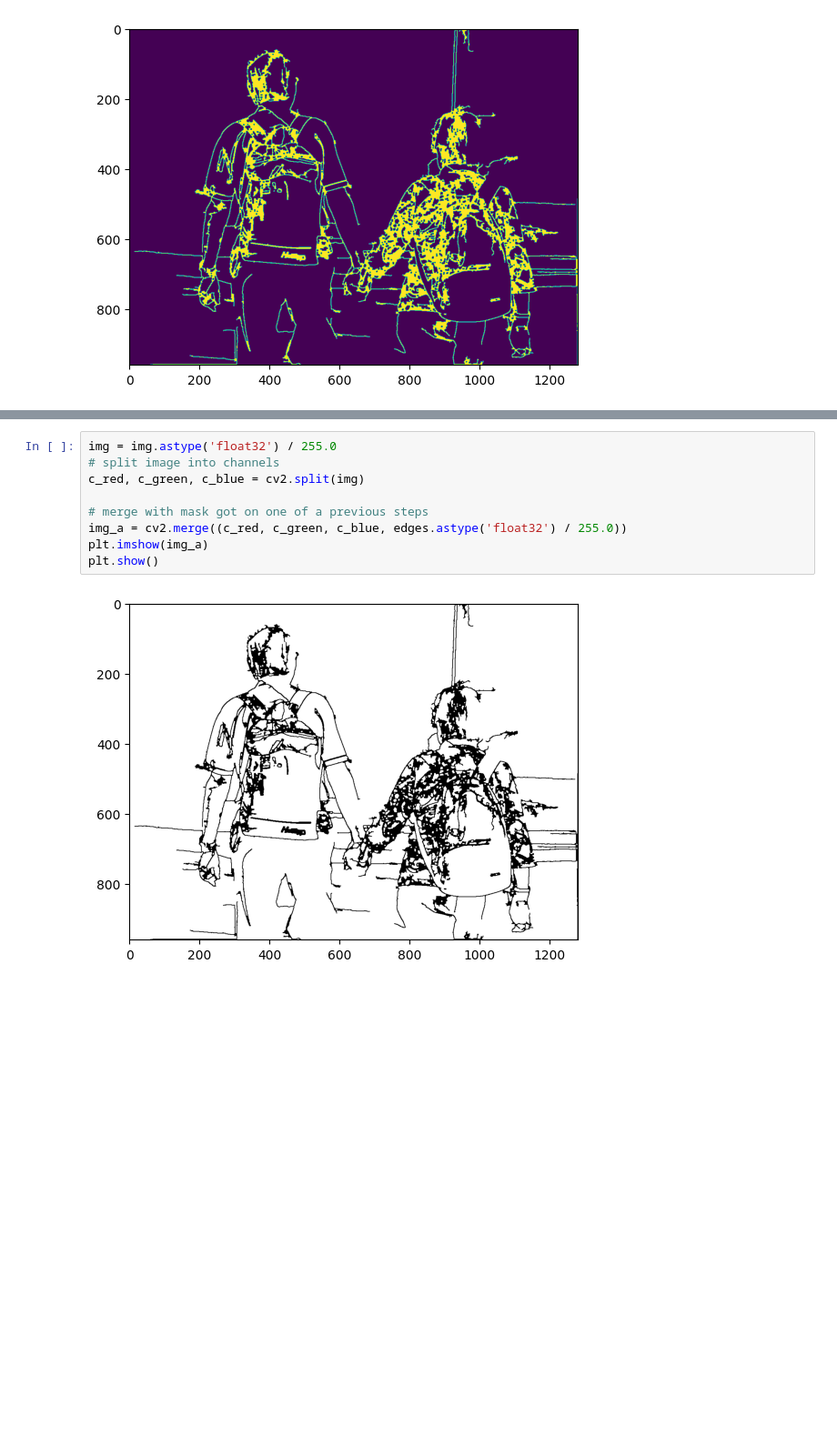
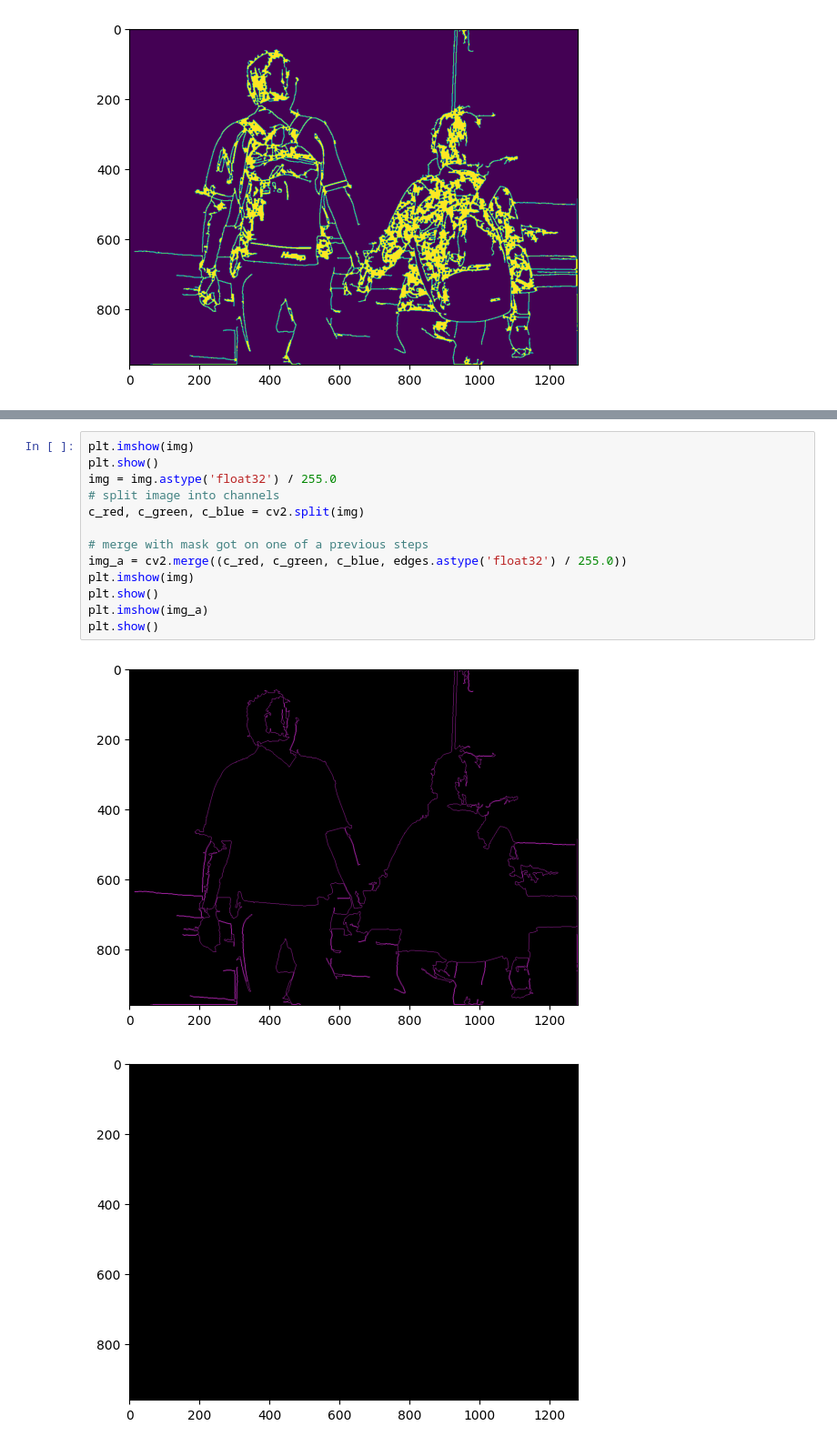
Before and after one commit to uol-mediaprocessing-2023-2024-classroom/project-line-art, a Jupyter notebook: dokumentary/TaleaResearchContours.ipynb, the cells around one changed output, grey strips where cells are left out. Shown at 91% size. Cells and saved outputs as stored; diff of their text form; blank space fills up the shorter version.

```diff
--- a/dokumentary/TaleaResearchContours.ipynb
+++ b/dokumentary/TaleaResearchContours.ipynb
@@ -253,11 +268,16 @@ plt.show()# Display
 # %%
+plt.imshow(img)
+plt.show()
 img = img.astype('float32') / 255.0
 # split image into channels
 c_red, c_green, c_blue = cv2.split(img)
 
 # merge with mask got on one of a previous steps
 img_a = cv2.merge((c_red, c_green, c_blue, edges.astype('float32') / 255.0))
+plt.imshow(img)
+plt.show()
 plt.imshow(img_a)
 plt.show()
 # %% [output]
-[figure, old version]
+[figure, new version]
+[figure, added]
```
Also changed, not shown: parts of 9 cells of this notebook, 1 other file.
